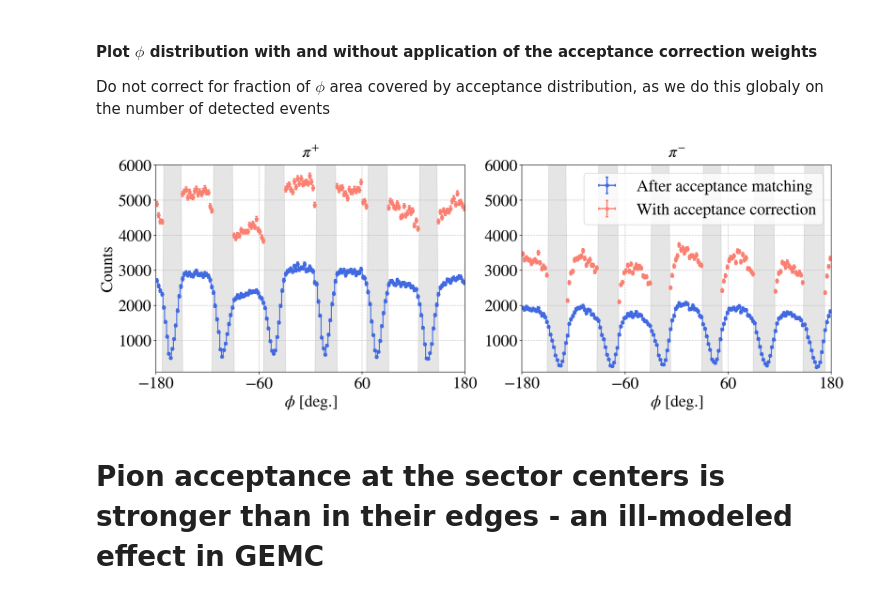
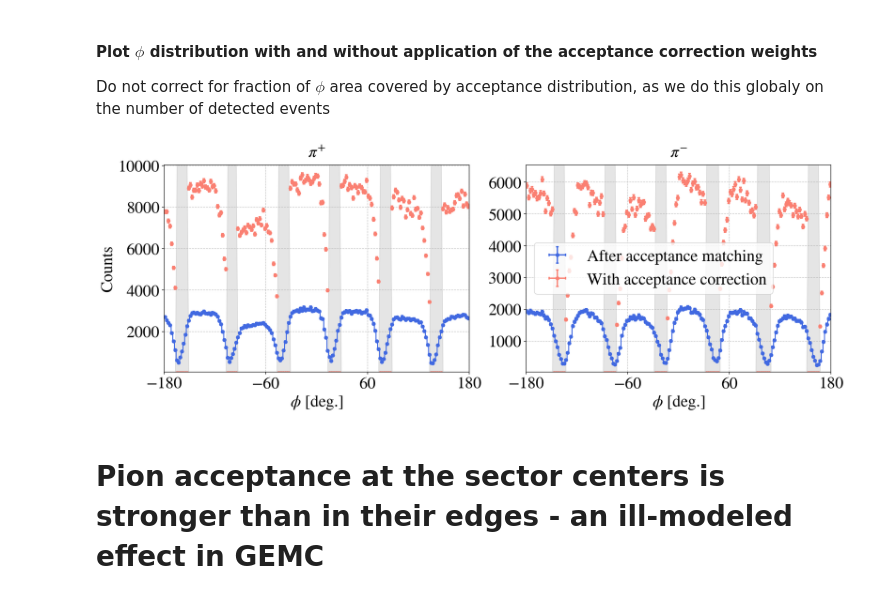
Before and after one commit to erezcoh4/SIDIS_at_BAND, a Jupyter notebook: PythonAnalysis/AcceptanceCorrections/acceptance_matching_and_correction.ipynb, the cells around one changed output. Drawn from its saved outputs; the diff is of its cells as text; code cells hidden in the pictures.

```diff
--- a/PythonAnalysis/AcceptanceCorrections/acceptance_matching_and_correction.ipynb
+++ b/PythonAnalysis/AcceptanceCorrections/acceptance_matching_and_correction.ipynb
@@ -116,7 +118,7 @@ for pi_ch,pi_charge_label,pi_idx in zip(pi_charge_names,pi_labels,range(2)):
              title='$'+pi_charge_label+'$ MC-data as a function of '+label,
              fontsize=24,
              do_add_grid=True,xlim=phi_xlim,
-             xticks=phi_xticks, ylim=(100,np.max(ax.get_ylim())))
+             xticks=phi_xticks, ylim=(10,np.max(ax.get_ylim())))
     # if pi_idx==1: ax.legend(bbox_to_anchor=(1.5,1.5),loc='right',fontsize=22)
 
 
@@ -219,36 +221,38 @@ for pi_charge_name,pi_label,pi_color,pi_idx in zip(pi_charge_names,pi_labels,pi_
 
     # third plot:  after acceptance matching cut, with acceptance correction
     phi = np.array(df.pi_Phi)*r2d
     weights = np.array(df.Weight_AccCorrec)
     color = 'salmon'
     label = 'With acceptance correction'
     _,h[label],_,_ = plot_step_hist( x_arr=phi,  bins=phi_bins , label=label,  color=color, weights=weights, do_plot_step=False )
 
 
     # comparison plot: directly multiply the histogram by the acceptance correction
     if do_plot_direct_correction_in_phi:
         plt.step ( phi_centers, h['After acceptance matching']*AccCorrec[pi_ch], '--', color='red', where='mid', label=None )
 
     if do_plot_acceptance_weight:
         ax2 = ax.twinx()
         ax2.step ( phi_centers, AccCorrecTightFiducial[pi_ch], '--', color='forestgreen', where='mid', label=None )
         ax2.set_ylabel('Acceptance correction', color = 'forestgreen', fontsize=18)
 
-    plt.fill_between ( phi_centers, np.zeros(len(phi_centers)), (1-TightFiducialPhi[pi_ch])*6000, color='k', alpha=0.1)
+    plt.fill_between ( phi_centers, np.zeros(len(phi_centers)),
+                      (1-TightFiducialPhi[pi_ch])*1.05*np.max(h['With acceptance correction']),
+                      color='k', alpha=0.1)
 
     set_axes(ax, '$\phi$ [deg.]', 'Counts' if pi_idx==1 else '',
              title='$'+pi_label+'$',
              do_add_grid=True,
              do_add_legend=True if pi_idx==2 else False,
              # ylim=(100,1.05*np.max([np.max(h['Before acceptance matching']),np.max(h['With acceptance correction'])])),
-             ylim=(100,6000),
+             ylim=(0.1*np.min(h['After acceptance matching']),1.05*np.max(h['With acceptance correction'])),
              xlim=phi_xlim,
              xticks=phi_xticks)
 #}
 
 plt.tight_layout()
 # %% [output]
-[figure, old version]
+[figure, new version]
 # %% [markdown]
 # Pion acceptance at the sector centers is stronger than in their edges - an ill-modeled effect in GEMC
 # %% [markdown]
```
Also changed, not shown: parts of 20 cells of this notebook, 4 other files.
